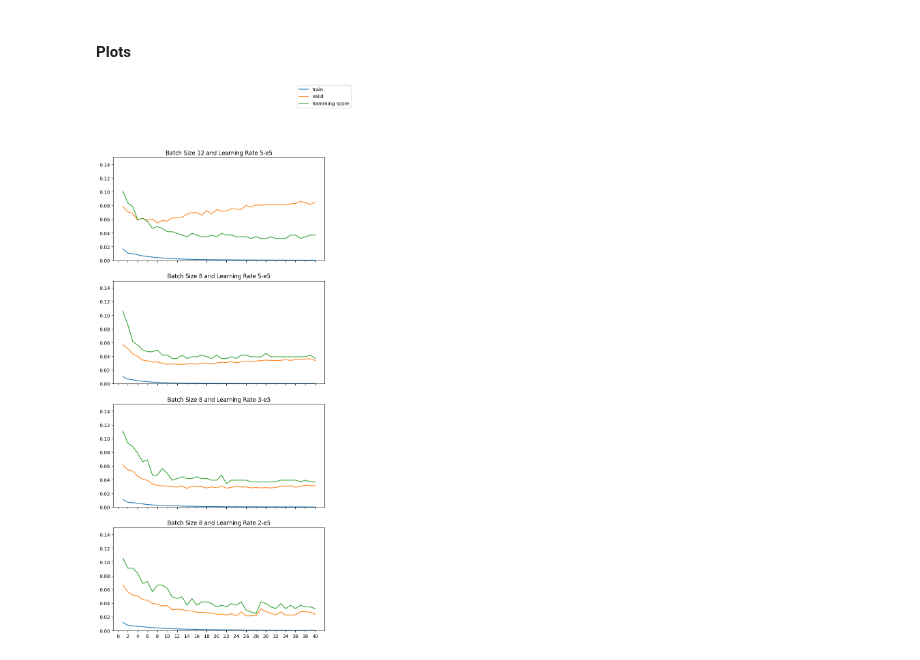
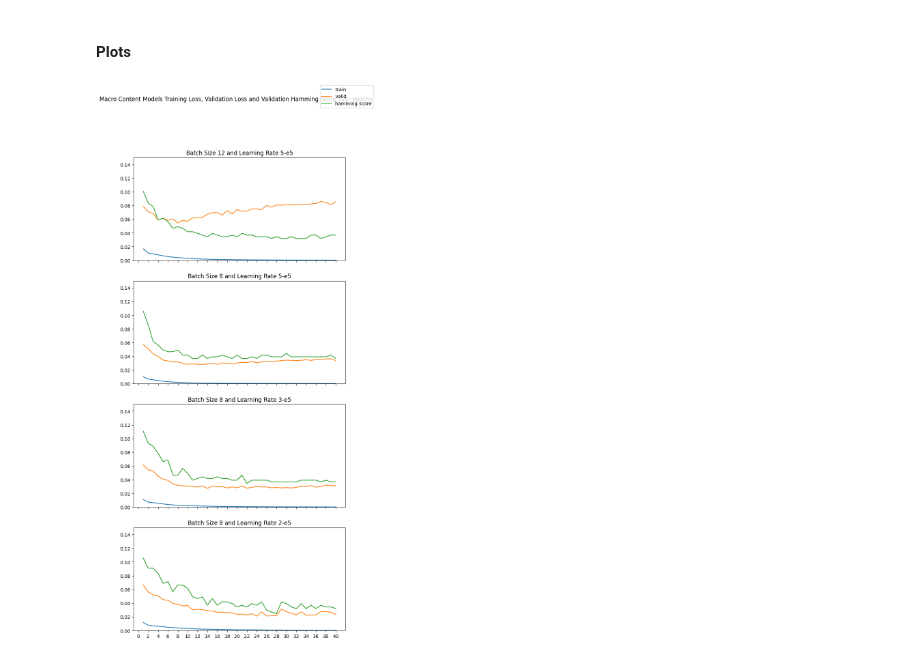
Before and after one commit to alberto-lorente/RorschIA_07-04, a Jupyter notebook: Gridsearch results/Final candidate models/Analysis of Gridserch Results.ipynb, the cells around one changed output. Cells and saved outputs as stored; diff of their text form; code cells hidden in the pictures.

```diff
--- a/Gridsearch results/Final candidate models/Analysis of Gridserch Results.ipynb
+++ b/Gridsearch results/Final candidate models/Analysis of Gridserch Results.ipynb
@@ -396,7 +396,7 @@ df_model_5_batch_8 = get_train_val_metric_df(model_5_batch_8)
 fig, ax = plt.subplots(4, 1, sharey=True, sharex=True)
 fig.set_figheight(18)
 fig.set_figwidth(8)
-# fig.suptitle("MACRO CONTENT Training Loss, Validation Loss and Validation Hamming Score over epochs")
+fig.suptitle("Macro Content Models Training Loss, Validation Loss and Validation Hamming Score over epochs")
 
 ax[0].set_ylim(0,0.15)
 
@@ -411,31 +411,31 @@ ax[2].set_ylim(0,0.15)
 ax[2].title.set_text("Batch Size 8 and Learning Rate 3-e5")
 ax[2].plot(df_model_3_batch_8.index, df_model_3_batch_8["train_loss"])
 ax[2].plot(df_model_3_batch_8.index, df_model_3_batch_8["valid_loss"])
 ax[2].plot(df_model_3_batch_8.index, df_model_3_batch_8["hamming"])
 
 xticks(np.arange(0, 41, 2))
 
 ax[3].set_ylim(0,0.15)
 
 ax[3].title.set_text("Batch Size 8 and Learning Rate 2-e5")
 ax[3].plot(df_model_2_batch_8.index, df_model_2_batch_8["train_loss"])
 ax[3].plot(df_model_2_batch_8.index, df_model_2_batch_8["valid_loss"])
 ax[3].plot(df_model_2_batch_8.index, df_model_2_batch_8["hamming"])
 
 xticks(np.arange(0, 41, 2))
 
 ax[1].set_ylim(0,0.15)
 
 ax[1].title.set_text("Batch Size 8 and Learning Rate 5-e5")
 ax[1].plot(df_model_5_batch_8.index, df_model_5_batch_8["train_loss"])
 ax[1].plot(df_model_5_batch_8.index, df_model_5_batch_8["valid_loss"])
 ax[1].plot(df_model_5_batch_8.index, df_model_5_batch_8["hamming"])
 
 
 xticks(np.arange(0, 41, 2))
 # plt.legend("upper left")
 # fig.legend()
 
 plt.show()
 # %% [output]
-[figure, old version]
+[figure, new version]
```
Also changed, not shown: parts of 3 cells of this notebook, 2 other files.
